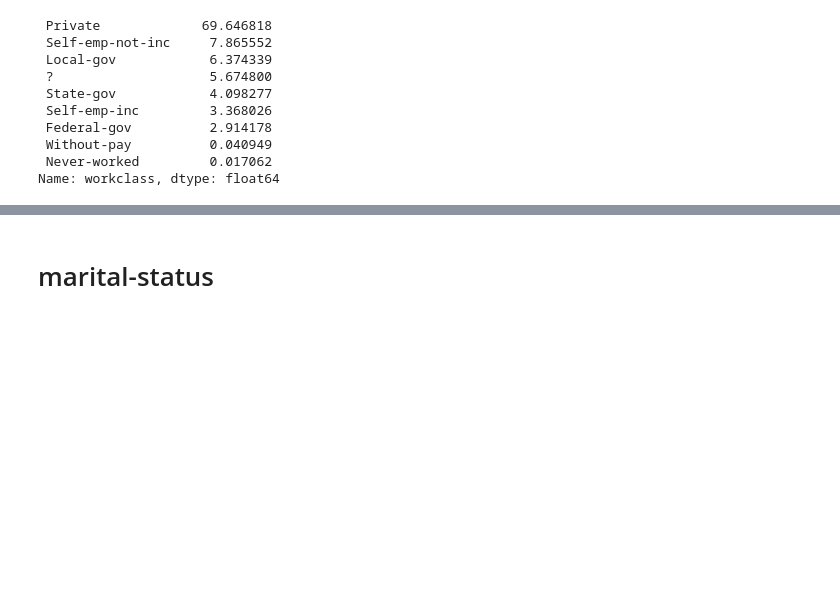
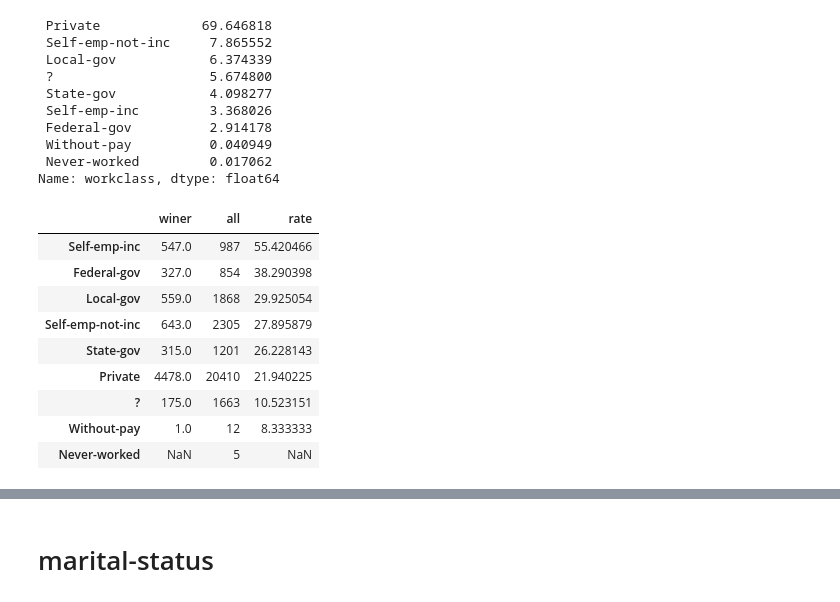
Before and after one commit to HirosiUko/kaggle_2209, a Jupyter notebook: classification220926/kaggle_train.ipynb, the cells around one changed output, grey strips where cells are left out. Drawn from its saved outputs; the diff is of its cells as text; code cells hidden in the pictures; blank space fills up the shorter version.

```diff
--- a/classification220926/kaggle_train.ipynb
+++ b/classification220926/kaggle_train.ipynb
@@ -219,0 +213,21 @@ wc_level_dic = {
+# %%
+df1 = data_df.workclass[data_df['income']==1].value_counts()
+df1.name = 'winer'
+df2 = data_df.workclass.value_counts()
+df2.name = 'all'
+df3 = pd.concat([df1, df2], axis=1)
+df3.fillna(0)
+df3.winer.fillna(0.0)
+df3['rate']= df3['winer'].div(df3['all']).mul(100)
+df3.sort_values(by='rate', ascending=False)
+# %% [output]
+|  | winer | all | rate |
+| Self-emp-inc | 547.0 | 987 | 55.420466 |
+| Federal-gov | 327.0 | 854 | 38.290398 |
+| Local-gov | 559.0 | 1868 | 29.925054 |
+| Self-emp-not-inc | 643.0 | 2305 | 27.895879 |
+| State-gov | 315.0 | 1201 | 26.228143 |
+| Private | 4478.0 | 20410 | 21.940225 |
+| ? | 175.0 | 1663 | 10.523151 |
+| Without-pay | 1.0 | 12 | 8.333333 |
+| Never-worked | NaN | 5 | NaN |
```
Also changed, not shown: parts of 22 cells of this notebook, 1 other file.
